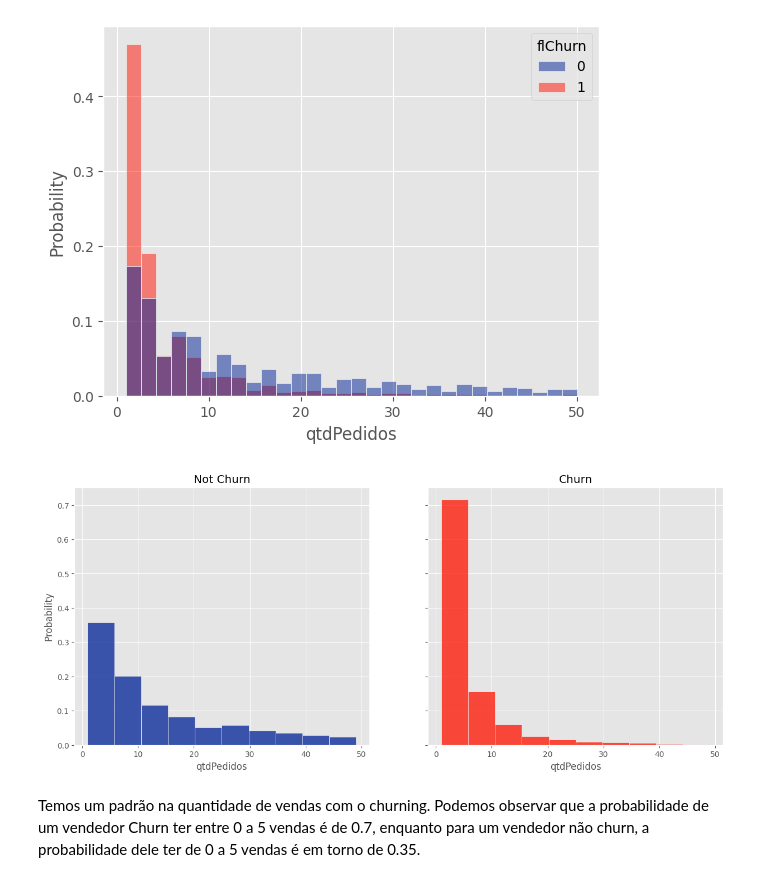
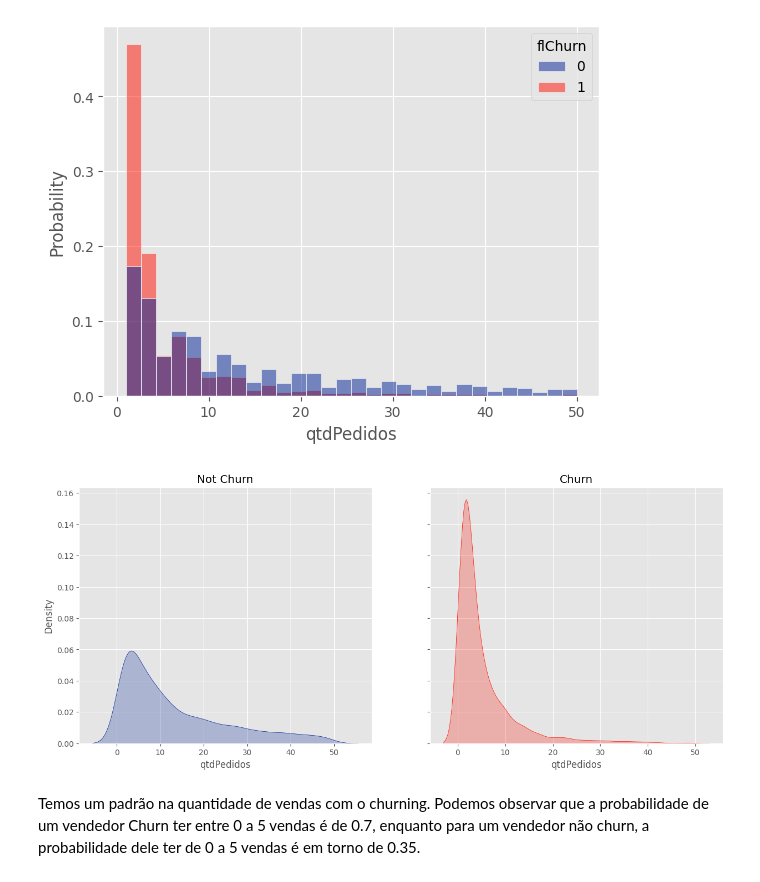
Before and after one commit to francismelojr/olist-churn-prediction, a Jupyter notebook: src/ml/model.ipynb, the cells around one changed output. Drawn from its saved outputs; the diff is of its cells as text; code cells hidden in the pictures.

```diff
--- a/src/ml/model.ipynb
+++ b/src/ml/model.ipynb
@@ -134,14 +139,14 @@ sns.histplot(x="qtdPedidos", hue="flChurn", bins=30,
 [figure]
 # %%
 f, (ax1, ax2) = plt.subplots(1, 2, figsize=(15, 6), sharey=True)
-sns.histplot(x='qtdPedidos', data=df[(df["flChurn"] == 0) & (df['qtdPedidos'] < 50)],
-             stat="probability", bins= 10, color = palette[0],ax=ax1)
-sns.histplot(x='qtdPedidos', data=df[(df["flChurn"] == 1) & (df['qtdPedidos'] < 50)],
-             stat="probability", bins=10, color= palette[1], ax=ax2)
+sns.kdeplot(x='qtdPedidos', data=df[(df["flChurn"] == 0) & (
+    df['qtdPedidos'] < 50)], color=palette[0], ax=ax1, fill=True)
+sns.kdeplot(x='qtdPedidos', data=df[(df["flChurn"] == 1) & (
+    df['qtdPedidos'] < 50)], color=palette[1], ax=ax2, fill=True)
 ax1.set_title("Not Churn")
 ax2.set_title("Churn");
 # %% [output]
-[figure, old version]
+[figure, new version]
 # %% [markdown]
 Temos um padrão na quantidade de vendas com o churning. Podemos observar que a probabilidade de um vendedor Churn ter entre 0 a 5 vendas é de 0.7, enquanto para um vendedor não churn, a probabilidade dele ter de 0 a 5 vendas é em torno de 0.35.
 # %%
```
Also changed, not shown: parts of 31 cells of this notebook.
